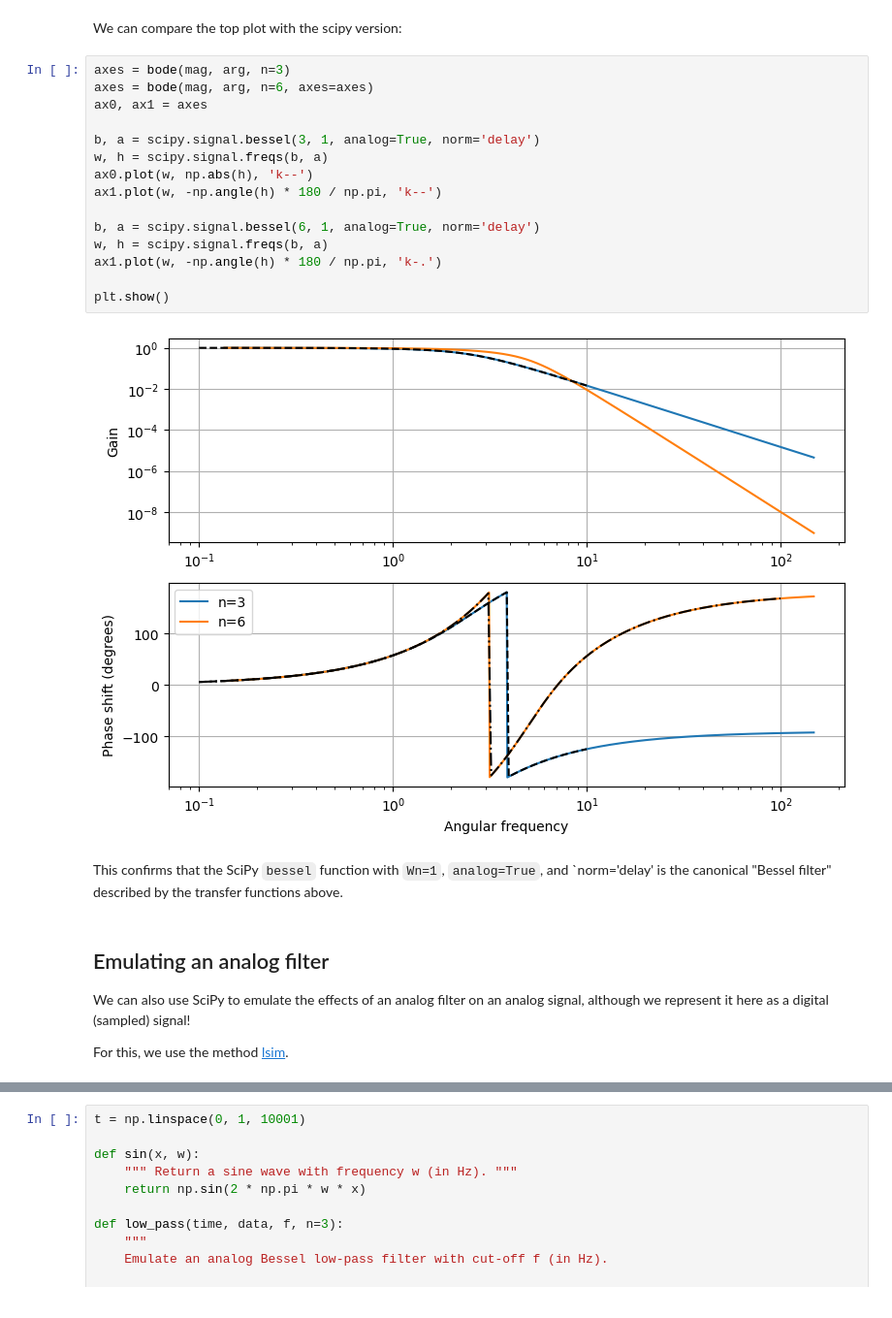
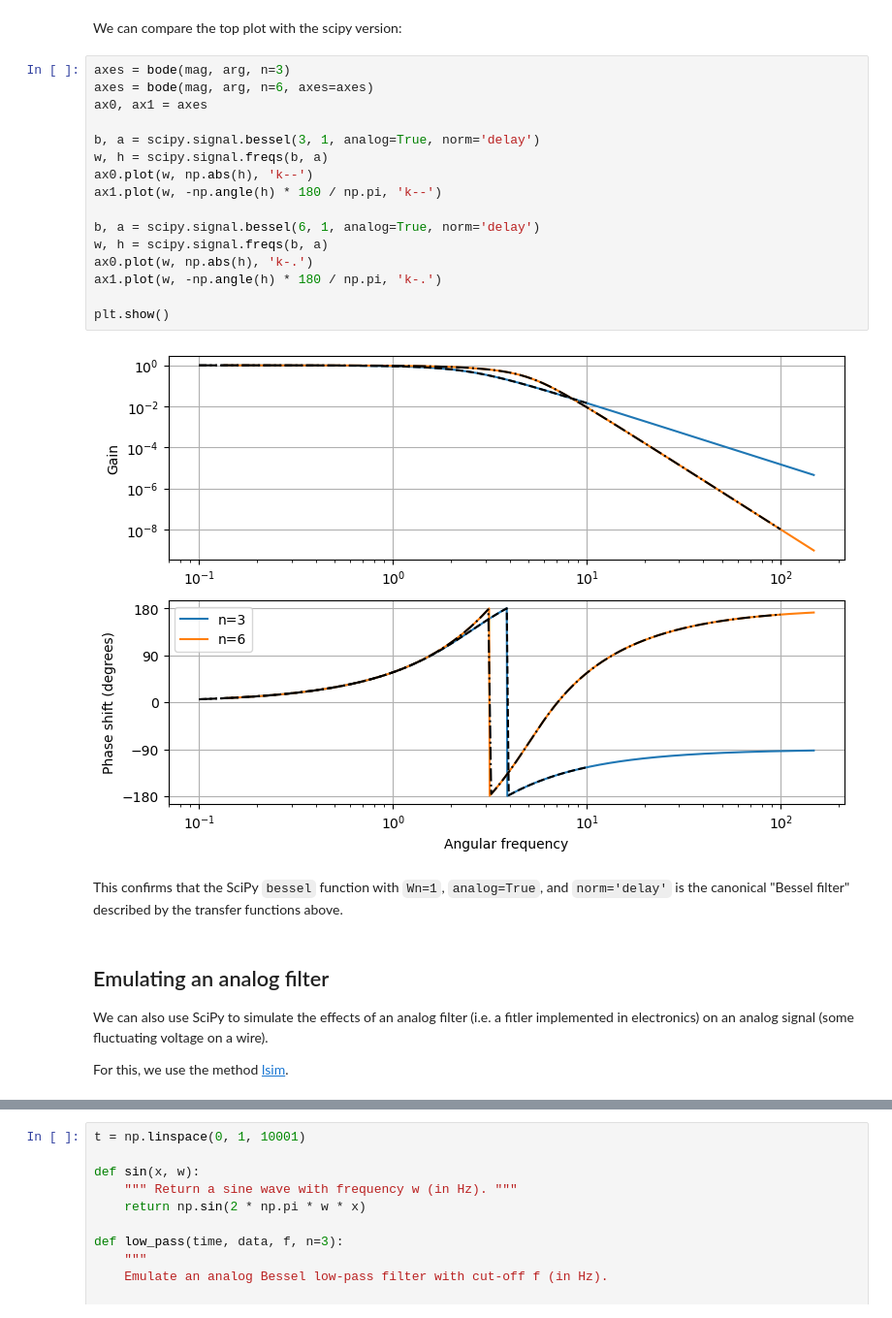
Before and after one commit to CardiacModelling/myokit-pints-tutorial, a Jupyter notebook: artefacts/appendix-A4-bessel-filters.ipynb, the cells around one changed output, grey strips where cells are left out. Shown at 97% size. Saved outputs shown, nothing was run; the diff lists cells and outputs as text.

```diff
--- a/artefacts/appendix-A4-bessel-filters.ipynb
+++ b/artefacts/appendix-A4-bessel-filters.ipynb
@@ -222,26 +225,27 @@ We can compare the top plot with the scipy version:
 # %%
 axes = bode(mag, arg, n=3)
 axes = bode(mag, arg, n=6, axes=axes)
 ax0, ax1 = axes
 
 b, a = scipy.signal.bessel(3, 1, analog=True, norm='delay')
 w, h = scipy.signal.freqs(b, a)
 ax0.plot(w, np.abs(h), 'k--')
 ax1.plot(w, -np.angle(h) * 180 / np.pi, 'k--')
 
 b, a = scipy.signal.bessel(6, 1, analog=True, norm='delay')
 w, h = scipy.signal.freqs(b, a)
+ax0.plot(w, np.abs(h), 'k-.')
 ax1.plot(w, -np.angle(h) * 180 / np.pi, 'k-.')
 
 plt.show()
 # %% [output]
-[figure, old version]
+[figure, new version]
 # %% [markdown]
-This confirms that the SciPy `bessel` function with `Wn=1`, `analog=True`, and `norm='delay' is the canonical "Bessel filter" described by the transfer functions above.
+This confirms that the SciPy `bessel` function with `Wn=1`, `analog=True`, and `norm='delay'` is the canonical "Bessel filter" described by the transfer functions above.
 # %% [markdown]
 ## Emulating an analog filter
 
-We can also use SciPy to emulate the effects of an analog filter on an analog signal, although we represent it here as a digital (sampled) signal!
+We can also use SciPy to simulate the effects of an analog filter (i.e. a fitler implemented in electronics) on an analog signal (some fluctuating voltage on a wire).
 
 For this, we use the method [lsim](https://docs.scipy.org/doc/scipy/reference/generated/scipy.signal.lsim.html).
 # %% [markdown]
```
Also changed, not shown: parts of 22 cells of this notebook, 6 other files.
